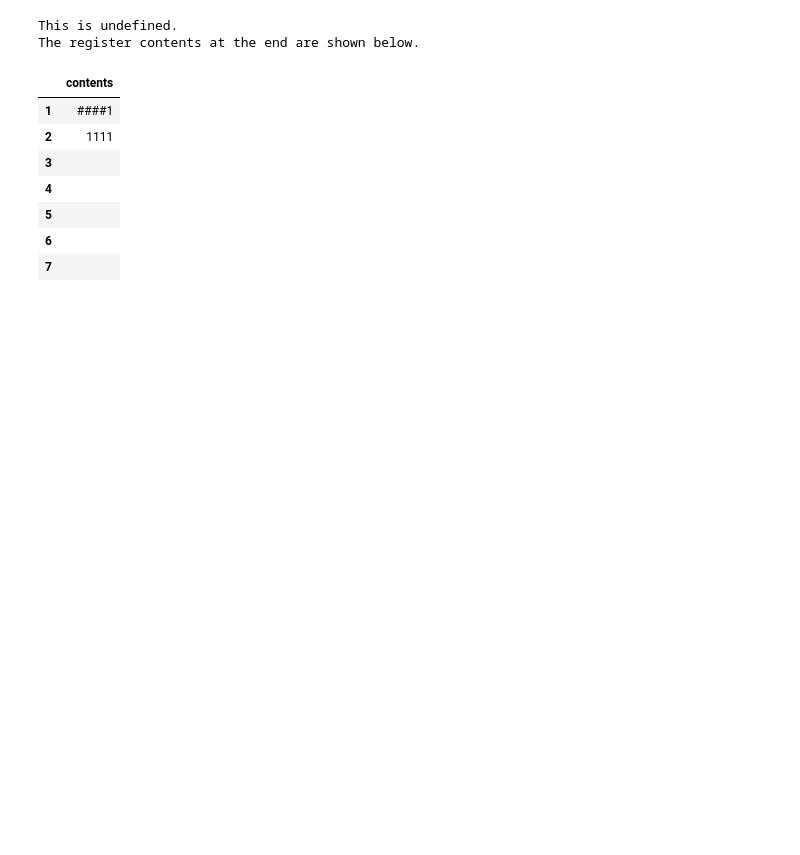
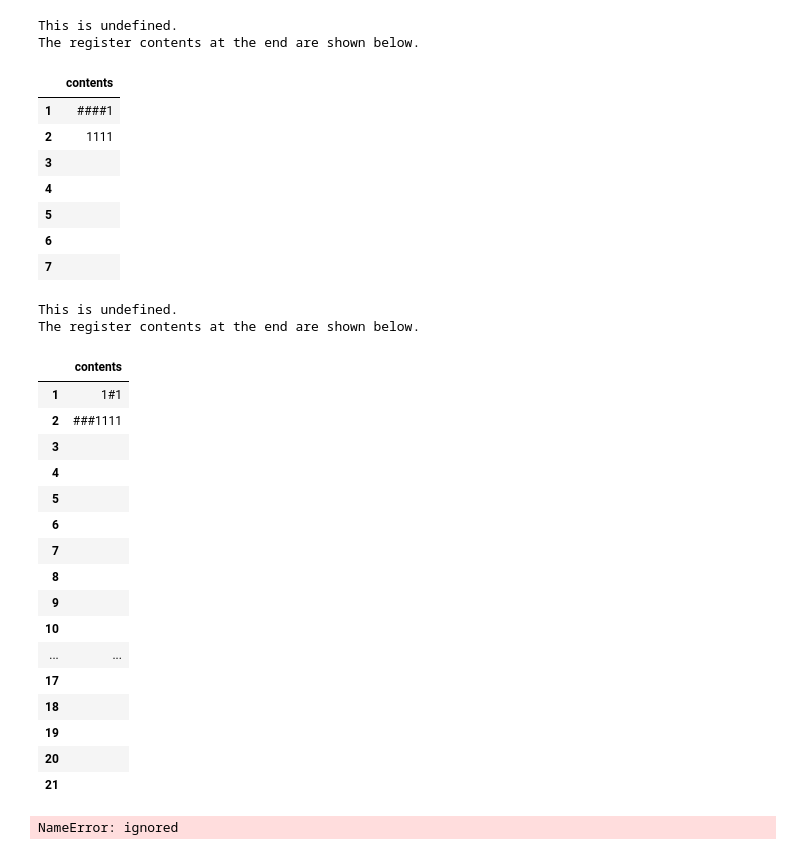
Before and after one commit to lmoss/onesharp, a Jupyter notebook: primitive_recursion.ipynb, the cells around one changed output. Saved outputs shown, nothing was run; the diff lists cells and outputs as text; code cells hidden in the pictures; blank space fills up the shorter version.

```diff
--- a/primitive_recursion.ipynb
+++ b/primitive_recursion.ipynb
@@ -603,6 +573,7 @@ def successor_prog(to_increment,to_use):
    return(p)
 # %%
 z_prog = '11##'
+one_prog = '11#'
 #@title
 # s is an index of the successor function in bb
 s = '1#####111###111###1111111111111111111111111###1111111111111111111111111111111111111111###11##1#####111###111111111111111111###1111111111111111111###11#1#####111111###111###11##1111####11#111111####11#####111111###111###1##1111####1#111111####1111111111111111111###11##111111111111111111111####11#1#####111111###111###11##1111####11#111111####11#####111111###111###1##1111####1#111111####1###'
@@ -693,24 +664,19 @@ def proj_prog_official(ind,upper):
 def proj_prog(ind,upper):
   return(copy_prog(ind,upper+1, upper+2))
 
+# the function below doesn't seem to be used
 def copy_all_forward(n,m):
   # copies 1 to m, 2 to m+1, . . . n to m+n-1
   a = [copy_prog(i,m+i-1, m+i) for i in range(1,n+1)]
   return(unparse(a))
 
-# bad version below, not 'in place'
-#def compose(f,proglist,n):
-  # n is number of registers needed by the fns in the proglist
-  #k = len(proglist)
-  #a = [copy_all_forward(n,n+i)+bump(proglist[i-1],n+i-1) for i in range(1,k+1)]
-  #b = unparse(a)
-  #c = b + bump(f,n)
-  ## should have a move of register n+1 back to 1 and a clear
-  #return(c)
 
 def compose(outer_fn,proglist,argument_number):
-  ## note that the outer_fn has to be 'full', not 'in place'!
+  ## note that the outer_fn has to be 'in place'!
   k = len(proglist) # number of functions
+  # the outer_fn is k-ary
+  q = unparse([clear_prog(i) for i in range(1,k+1)])
+  outer_fn = outer_fn + q + move_prog(k+1,1)
   arg = argument_number # = common arity in the proglist
   max_list =   [max_register(p) for p in proglist]
   m = maxie(max_list)
@@ -731,11 +697,6 @@ def compose(outer_fn,proglist,argument_number):
 #free is large enough so that neither g nor h use it or any larger register.
 # g and h are assumed to preserve their inputs
 def primitive_recursion(g,h,k):
-  #length_of_move = 7
-  #length_of_clear = 4
-  #length_of_compare = 81
-  #length_of_s = 44
-  #length_of_h = len(parse(h))
   n1 = max_register(g)
   n2 = max_register(h)
   free = max([n1,n2])+1
@@ -787,3 +735,43 @@ The register contents at the end are shown below.
 | 5 |  |
 | 6 |  |
 | 7 |  |
+# %%
+s_prog = copy_1_2_3 + bump(s,1)
+add = primitive_recursion(proj_prog(1,1), compose(s_prog,[proj_prog(3,3)],3),1)
+mul = primitive_recursion(z_prog, compose(add,[proj_prog(3,3),proj_prog(1,3)],3), 1)
+exp = primitive_recursion(one_prog,compose(mul,[proj_prog(3,3),proj_prog(1,3)],3),1)
+first = compose(s_prog,[proj_prog(1,2)],2)
+second =compose(mul,[proj_prog(2,2), first], 2)
+fac = primitive_recursion('1#',second,0)
+
+onesharp(fac,['1#1'])
+## 8! took 4 minutes with multipy defined compose(add,[proj_prog(1,3),proj_prog(3,3)]
+## 1 minute [proj_prog(3,3),proj_prog(1,3)]
+#onesharp(exp,['11','##1'])
+# %% [output]
+This is undefined.
+The register contents at the end are shown below.
+|  | contents |
+| 1 | 1#1 |
+| 2 | ###1111 |
+| 3 |  |
+| 4 |  |
+| 5 |  |
+| 6 |  |
+| 7 |  |
+| 8 |  |
+| 9 |  |
+| 10 |  |
+| ... | ... |
+| 17 |  |
+| 18 |  |
+| 19 |  |
+| 20 |  |
+| 21 |  |
+# %%
+
+#onesharp(s_prog,['111'])
+#onesharp(compose(s_prog,[proj_prog(3,3)],3),['#1','11','111'])
+onesharp(mul,['11','1#1'])
+# %% [output]
+NameError: ignored
```
Also changed, not shown: parts of 17 cells of this notebook.
